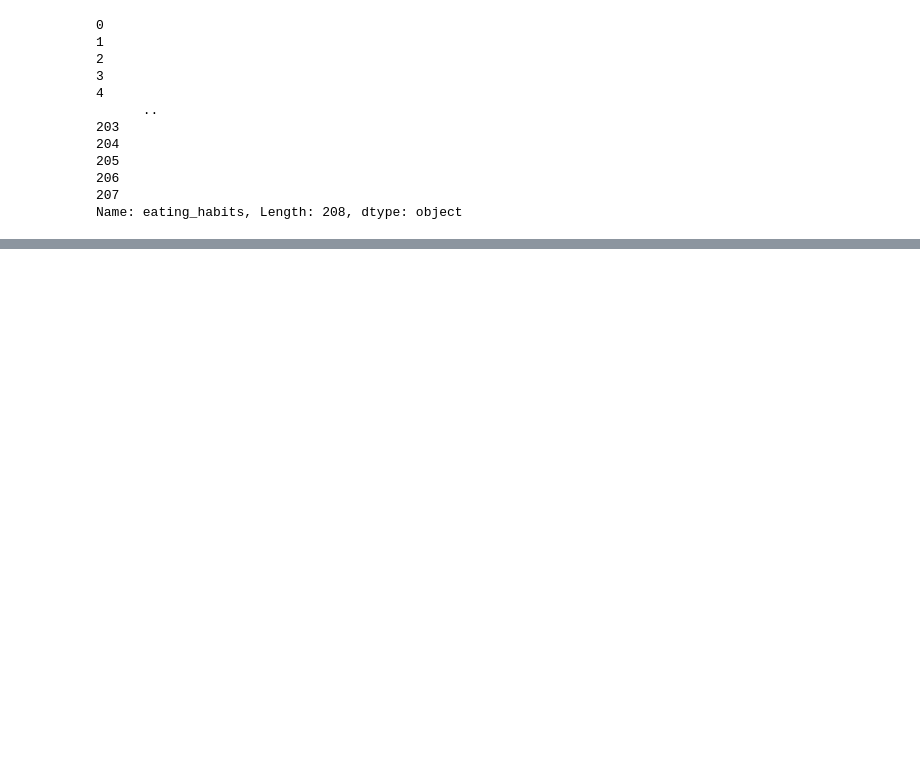
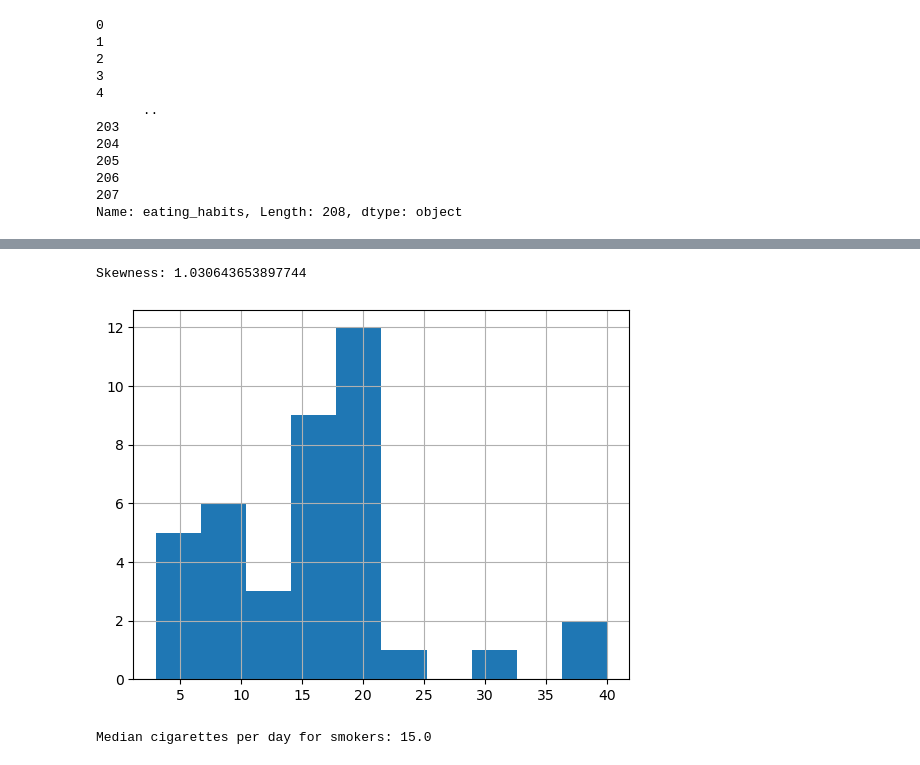
Before and after one commit to alyssahondrade/ml-perspectives-on-voice-disorder-diagnosis, a Jupyter notebook: 02_data_cleaning.ipynb, the cells around one changed output, grey strips where cells are left out. Drawn from its saved outputs; the diff is of its cells as text; code cells hidden in the pictures; blank space fills up the shorter version.

Commit message:
cleaned most categorical columns, started numerical columns

```diff
--- a/02_data_cleaning.ipynb
+++ b/02_data_cleaning.ipynb
@@ -281,3 +288,9 @@ casual drinker      101
 nondrinker           84
 habitual drinker     23
 Name: count, dtype: int64
+# %%
+# Simplify the values for alcoholo_consumption
+updated_df['alcohol_consumption'] = updated_df['alcohol_consumption'].str.replace(" drinker", "")
+
+# Check the updated values
+updated_df['alcohol_consumption'].value_counts()
@@ -318,0 +324,3 @@ updated_df[['smoker', 'cigarettes_pd']]
+# %%
+# Header in the text file, drop column
+updated_df = updated_df.drop(columns=['eating_habits'])
@@ -318,0 +348,3 @@ updated_df[['smoker', 'cigarettes_pd']]
+# %%
+# Create a clean_cat_df
+clean_cat_df = updated_df.copy()
@@ -318,0 +353,9 @@ updated_df[['smoker', 'cigarettes_pd']]
+# %%
+# Isolate columns to convert to int type
+convert_cols = ['age', 'vhi_score', 'rsi_score']
+
+# Convert columns to int
+clean_cat_df[convert_cols] = clean_cat_df[convert_cols].astype(int)
+
+# Confirm changes
+clean_cat_df.info()
@@ -318,0 +410,27 @@ updated_df[['smoker', 'cigarettes_pd']]
+# %%
+# Set the row conditions
+smoker_notnull = (clean_cat_df['smoker'] == 'yes') & (~clean_cat_df['cigarettes_pd'].isnull())
+
+# Create a copy of the series for plotting
+num_cigarettes_df = clean_cat_df[smoker_notnull]['cigarettes_pd'].copy()
+
+# Convert values for plotting
+check_data = num_cigarettes_df.fillna(0).astype(int)
+
+# Display a histogram of the cigarettes_pd column
+check_data.hist()
+
+# Check skewness
+print(f'Skewness: {skew(check_data)}')
+# %% [output]
+Skewness: 1.030643653897744
+[figure, added]
+# %%
+# Calculate the median value (since skewed)
+smoker_median = clean_cat_df.loc[smoker_notnull, 'cigarettes_pd'].astype(int).median()
+print(f'Median cigarettes per day for smokers: {smoker_median}')
+
+# Impute the missing values
+clean_cat_df.loc[smoker_null, 'cigarettes_pd'] = 15
+# %% [output]
+Median cigarettes per day for smokers: 15.0
```
Also changed, not shown: parts of 20 cells of this notebook.
